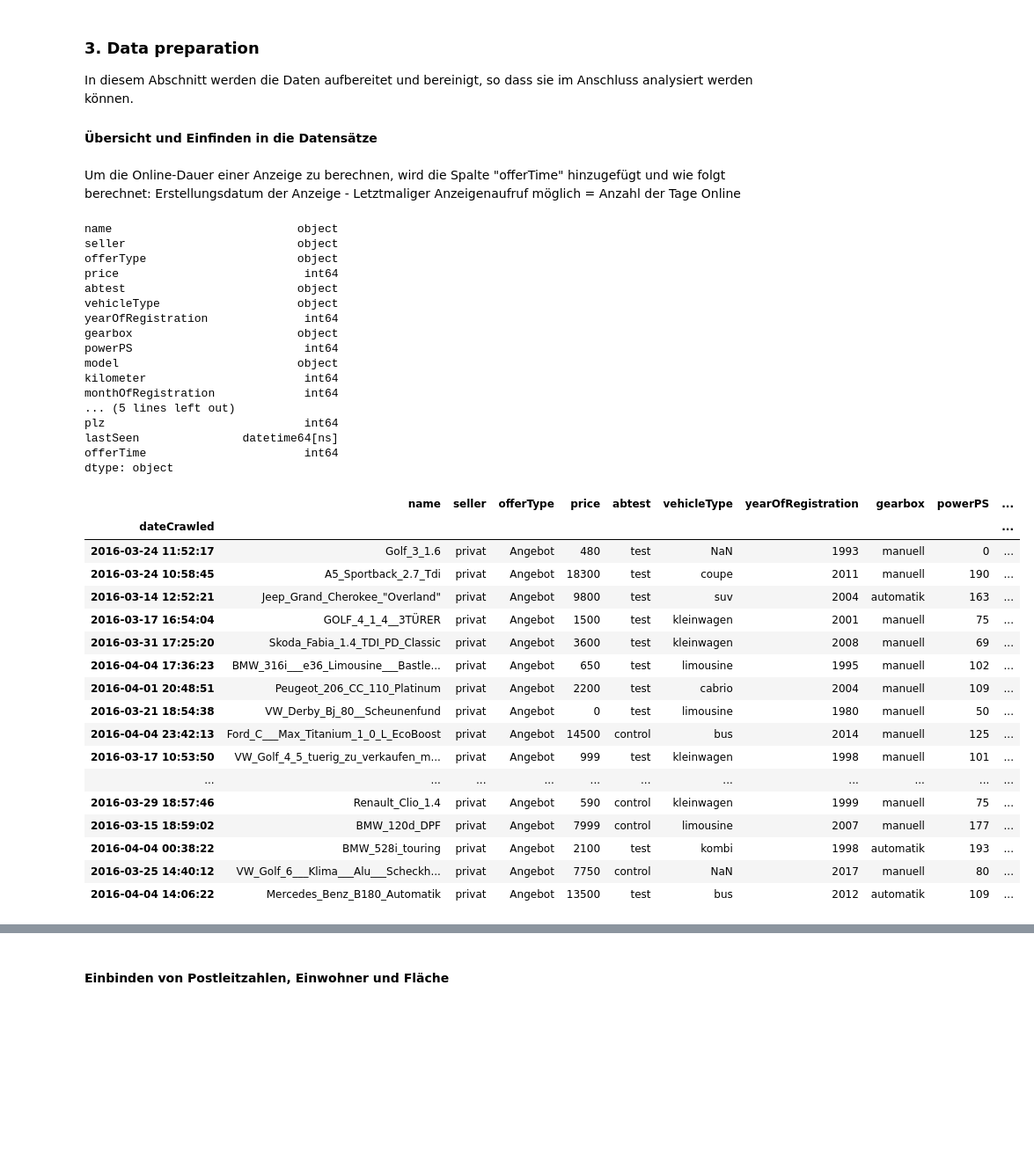
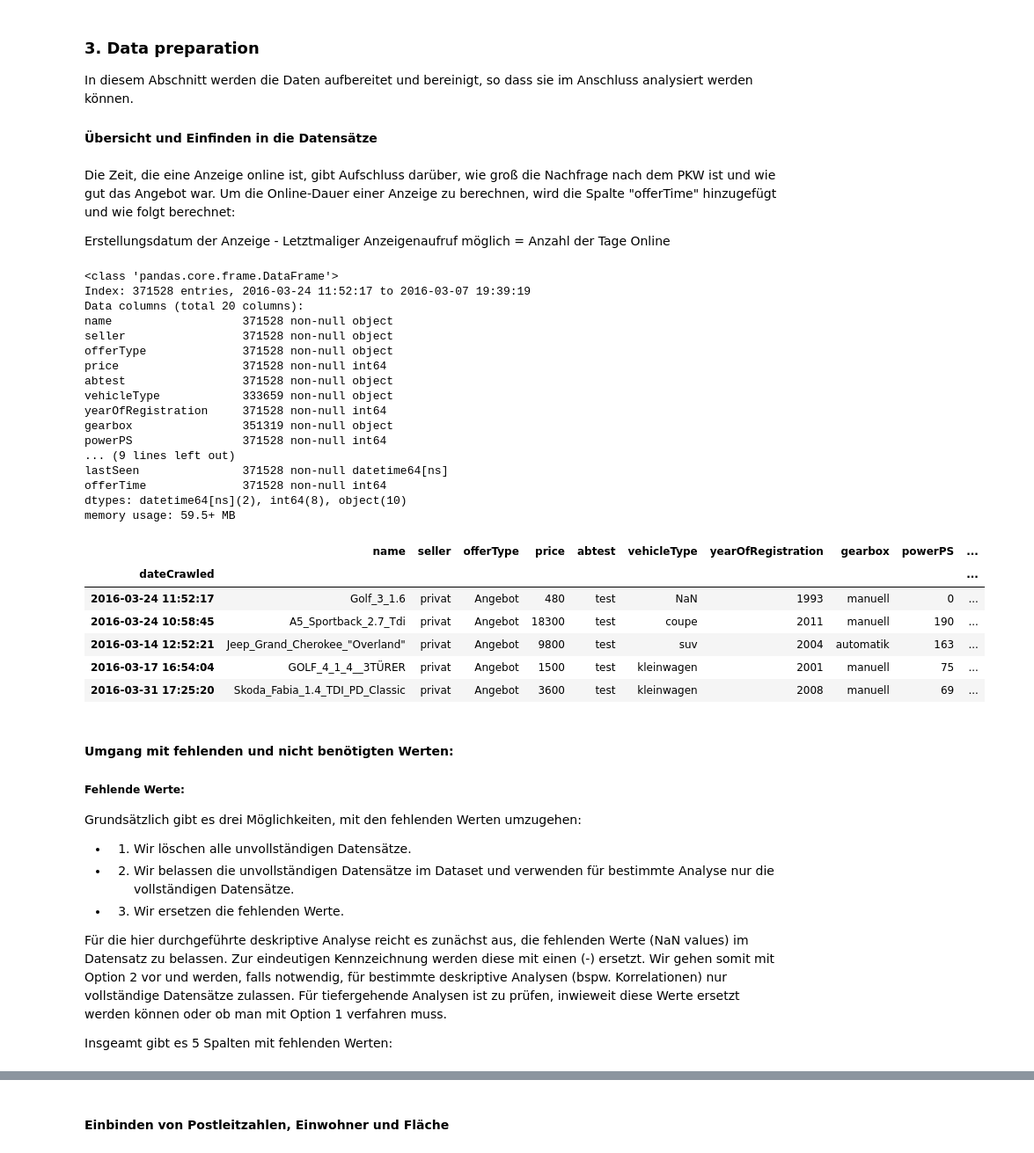
Before and after one commit to ChristianUlrichRoth/ds-assignment, a Jupyter notebook: MajorAssignment/Hauptaufgabe3.ipynb, the cells around one changed output, grey strips where cells are left out. Shown: that part at 88% size. Saved outputs shown, nothing was run; the diff lists cells and outputs as text; code cells hidden in the pictures; blank space fills up the shorter version.

Commit message:
Daten weiter bereinigt, Korrelationen klappen jetzt

```diff
--- a/MajorAssignment/Hauptaufgabe3.ipynb
+++ b/MajorAssignment/Hauptaufgabe3.ipynb
@@ -148,9 +159,11 @@ In diesem Abschnitt werden die Daten aufbereitet und bereinigt, so dass sie im A
 #### Übersicht und Einfinden in die Datensätze
 # %%
 #Rename postalCode zu plz
-df_carData=carData.rename(columns = {'postalCode':'plz'})
+df_carData=df_carData.rename(columns = {'postalCode':'plz'})
+#df_carData #zur Überprüfung
 # %% [markdown]
-Um die Online-Dauer einer Anzeige zu berechnen, wird die Spalte "offerTime" hinzugefügt und wie folgt berechnet:
+Die Zeit, die eine Anzeige online ist, gibt Aufschluss darüber, wie groß die Nachfrage nach dem PKW ist und wie gut das Angebot war. Um die Online-Dauer einer Anzeige zu berechnen, wird die Spalte "offerTime" hinzugefügt und wie folgt berechnet:
+
 Erstellungsdatum der Anzeige - Letztmaliger Anzeigenaufruf möglich = Anzahl der Tage Online
 # %%
 #Column dateCreated & lastSeen in Datetime umwandeln
@@ -161,45 +174,49 @@ df_carData["lastSeen"] = pd.to_datetime(df_carData["lastSeen"]).dt.normalize()
 #Added Column offerTime to calculate how long the car was online before it was sold
 df_carData["offerTime"]  = (df_carData["lastSeen"] - df_carData["dateCreated"]).dt.days
 
-#Check dtypes
-df_carData.dtypes
+#Check dtypes, ob Umwandlung erfolgreich.
+#df_carData.dtypes
+df_carData.info()
 # %% [output]
-name                           object
-seller                         object
-offerType                      object
-price                           int64
-abtest                         object
-vehicleType                    object
-yearOfRegistration              int64
-gearbox                        object
-powerPS                         int64
-model                          object
-kilometer                       int64
-monthOfRegistration             int64
-... (5 lines left out)
-plz                             int64
-lastSeen               datetime64[ns]
-offerTime                       int64
-dtype: object
+<class 'pandas.core.frame.DataFrame'>
+Index: 371528 entries, 2016-03-24 11:52:17 to 2016-03-07 19:39:19
+Data columns (total 20 columns):
+name                   371528 non-null object
+seller                 371528 non-null object
+offerType              371528 non-null object
+price                  371528 non-null int64
+abtest                 371528 non-null object
+vehicleType            333659 non-null object
+yearOfRegistration     371528 non-null int64
+gearbox                351319 non-null object
+powerPS                371528 non-null int64
+... (9 lines left out)
+lastSeen               371528 non-null datetime64[ns]
+offerTime              371528 non-null int64
+dtypes: datetime64[ns](2), int64(8), object(10)
+memory usage: 59.5+ MB
 # %%
 #show head of carData df
-df_carData.head(50)
+df_carData.head(5)
 # %% [output]
 |  | name | seller | offerType | price | abtest | vehicleType | yearOfRegistration | gearbox | powerPS | ... |
 | dateCrawled |  |  |  |  |  |  |  |  |  | ... |
 | 2016-03-24 11:52:17 | Golf_3_1.6 | privat | Angebot | 480 | test | NaN | 1993 | manuell | 0 | ... |
 | 2016-03-24 10:58:45 | A5_Sportback_2.7_Tdi | privat | Angebot | 18300 | test | coupe | 2011 | manuell | 190 | ... |
 | 2016-03-14 12:52:21 | Jeep_Grand_Cherokee_"Overland" | privat | Angebot | 9800 | test | suv | 2004 | automatik | 163 | ... |
 | 2016-03-17 16:54:04 | GOLF_4_1_4__3TÜRER | privat | Angebot | 1500 | test | kleinwagen | 2001 | manuell | 75 | ... |
 | 2016-03-31 17:25:20 | Skoda_Fabia_1.4_TDI_PD_Classic | privat | Angebot | 3600 | test | kleinwagen | 2008 | manuell | 69 | ... |
-| 2016-04-04 17:36:23 | BMW_316i___e36_Limousine___Bastle... | privat | Angebot | 650 | test | limousine | 1995 | manuell | 102 | ... |
-| 2016-04-01 20:48:51 | Peugeot_206_CC_110_Platinum | privat | Angebot | 2200 | test | cabrio | 2004 | manuell | 109 | ... |
-| 2016-03-21 18:54:38 | VW_Derby_Bj_80__Scheunenfund | privat | Angebot | 0 | test | limousine | 1980 | manuell | 50 | ... |
-| 2016-04-04 23:42:13 | Ford_C___Max_Titanium_1_0_L_EcoBoost | privat | Angebot | 14500 | control | bus | 2014 | manuell | 125 | ... |
-| 2016-03-17 10:53:50 | VW_Golf_4_5_tuerig_zu_verkaufen_m... | privat | Angebot | 999 | test | kleinwagen | 1998 | manuell | 101 | ... |
-| ... | ... | ... | ... | ... | ... | ... | ... | ... | ... | ... |
-| 2016-03-29 18:57:46 | Renault_Clio_1.4 | privat | Angebot | 590 | control | kleinwagen | 1999 | manuell | 75 | ... |
-| 2016-03-15 18:59:02 | BMW_120d_DPF | privat | Angebot | 7999 | control | limousine | 2007 | manuell | 177 | ... |
-| 2016-04-04 00:38:22 | BMW_528i_touring | privat | Angebot | 2100 | test | kombi | 1998 | automatik | 193 | ... |
-| 2016-03-25 14:40:12 | VW_Golf_6___Klima___Alu___Scheckh... | privat | Angebot | 7750 | control | NaN | 2017 | manuell | 80 | ... |
-| 2016-04-04 14:06:22 | Mercedes_Benz_B180_Automatik | privat | Angebot | 13500 | test | bus | 2012 | automatik | 109 | ... |
+# %% [markdown]
+#### Umgang mit fehlenden und nicht benötigten Werten:
+
+##### Fehlende Werte:
+
+Grundsätzlich gibt es drei Möglichkeiten, mit den fehlenden Werten umzugehen:
+
+- 1. Wir löschen alle unvollständigen Datensätze.
+- 2. Wir belassen die unvollständigen Datensätze im Dataset und verwenden für bestimmte Analyse nur die vollständigen Datensätze.
+- 3. Wir ersetzen die fehlenden Werte.
+
+Für die hier durchgeführte deskriptive Analyse reicht es zunächst aus, die fehlenden Werte (NaN values) im Datensatz zu belassen. Zur eindeutigen Kennzeichnung werden diese mit einen (-) ersetzt. Wir gehen somit mit Option 2 vor und werden, falls notwendig, für bestimmte deskriptive Analysen (bspw. Korrelationen) nur vollständige Datensätze zulassen. Für tiefergehende Analysen ist zu prüfen, inwieweit diese Werte ersetzt werden können oder ob man mit Option 1 verfahren muss.
+
+Insgeamt gibt es 5 Spalten mit fehlenden Werten:
```
Also changed, not shown: parts of 47 cells of this notebook.
